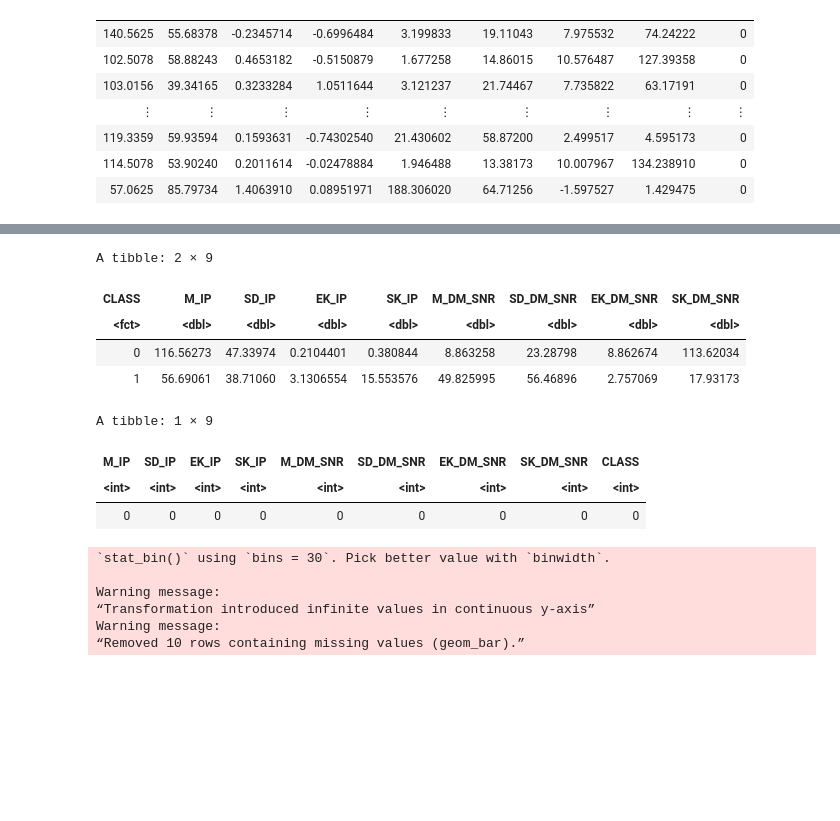
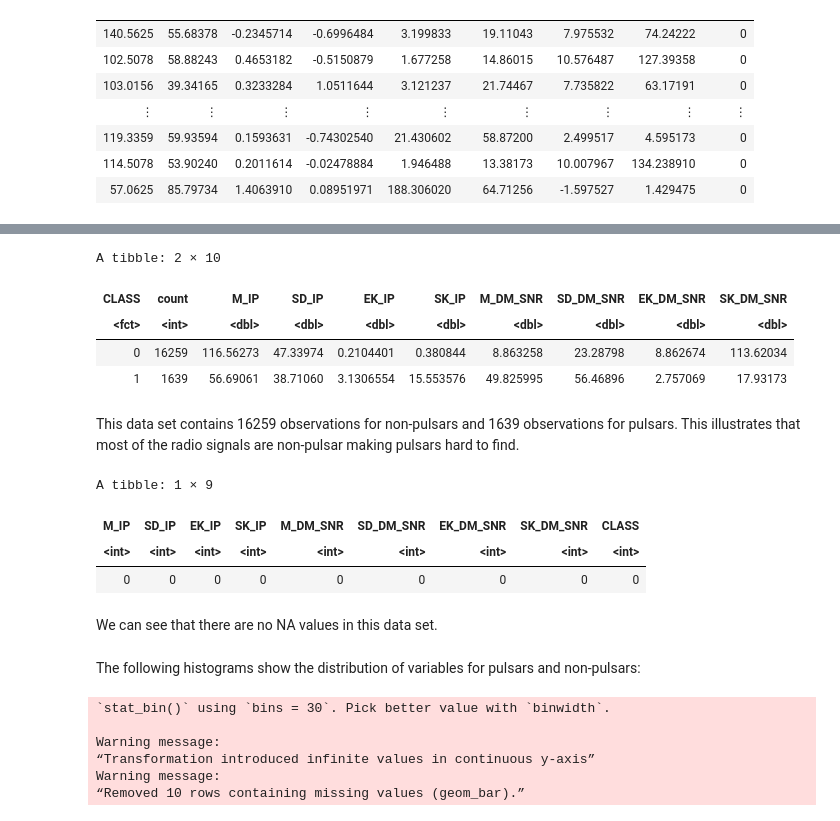
Before and after one commit to ONIGIRIIII/DSCI-100-GROUP-PROJECT, a Jupyter notebook: Untitled.ipynb, the cells around one changed output, grey strips where cells are left out. Drawn from its saved outputs; the diff is of its cells as text; code cells hidden in the pictures; blank space fills up the shorter version.

```diff
--- a/Untitled.ipynb
+++ b/Untitled.ipynb
@@ -67,15 +58,19 @@ A tibble: 2 × 2
 # %%
 # Mean value for each variable for each class
+# Number of observations in each class
 pulsar_summarize <- pulsar|>
             group_by(CLASS)|>
-            summarize(across(M_IP:SK_DM_SNR, mean))
+            summarize(count = n(),
+                      across(M_IP:SK_DM_SNR, mean))
 pulsar_summarize
 # %% [output]
-A tibble: 2 × 9
+A tibble: 2 × 10
-| CLASS | M_IP | SD_IP | EK_IP | SK_IP | M_DM_SNR | SD_DM_SNR | EK_DM_SNR | SK_DM_SNR |
-| <fct> | <dbl> | <dbl> | <dbl> | <dbl> | <dbl> | <dbl> | <dbl> | <dbl> |
-| 0 | 116.56273 | 47.33974 | 0.2104401 | 0.380844 | 8.863258 | 23.28798 | 8.862674 | 113.62034 |
-| 1 | 56.69061 | 38.71060 | 3.1306554 | 15.553576 | 49.825995 | 56.46896 | 2.757069 | 17.93173 |
+| CLASS | count | M_IP | SD_IP | EK_IP | SK_IP | M_DM_SNR | SD_DM_SNR | EK_DM_SNR | SK_DM_SNR |
+| <fct> | <int> | <dbl> | <dbl> | <dbl> | <dbl> | <dbl> | <dbl> | <dbl> | <dbl> |
+| 0 | 16259 | 116.56273 | 47.33974 | 0.2104401 | 0.380844 | 8.863258 | 23.28798 | 8.862674 | 113.62034 |
+| 1 | 1639 | 56.69061 | 38.71060 | 3.1306554 | 15.553576 | 49.825995 | 56.46896 | 2.757069 | 17.93173 |
+# %% [markdown]
+This data set contains 16259 observations for non-pulsars and 1639 observations for pulsars. This illustrates that most of the radio signals are non-pulsar making pulsars hard to find.
 # %%
 # NA values in each column
 pulsar_na <- pulsar|>
@@ -86,6 +81,10 @@ A tibble: 1 × 9
 | M_IP | SD_IP | EK_IP | SK_IP | M_DM_SNR | SD_DM_SNR | EK_DM_SNR | SK_DM_SNR | CLASS |
 | <int> | <int> | <int> | <int> | <int> | <int> | <int> | <int> | <int> |
 | 0 | 0 | 0 | 0 | 0 | 0 | 0 | 0 | 0 |
+# %% [markdown]
+We can see that there are no NA values in this data set.
+# %% [markdown]
+The following histograms show the distribution of variables for pulsars and non-pulsars:
 # %%
 type_labels = c("0" = "Non-pulsar", "1" = "Pulsar")
 pulsar_plot_mip <- pulsar |>
```
Also changed, not shown: parts of 5 cells of this notebook.
